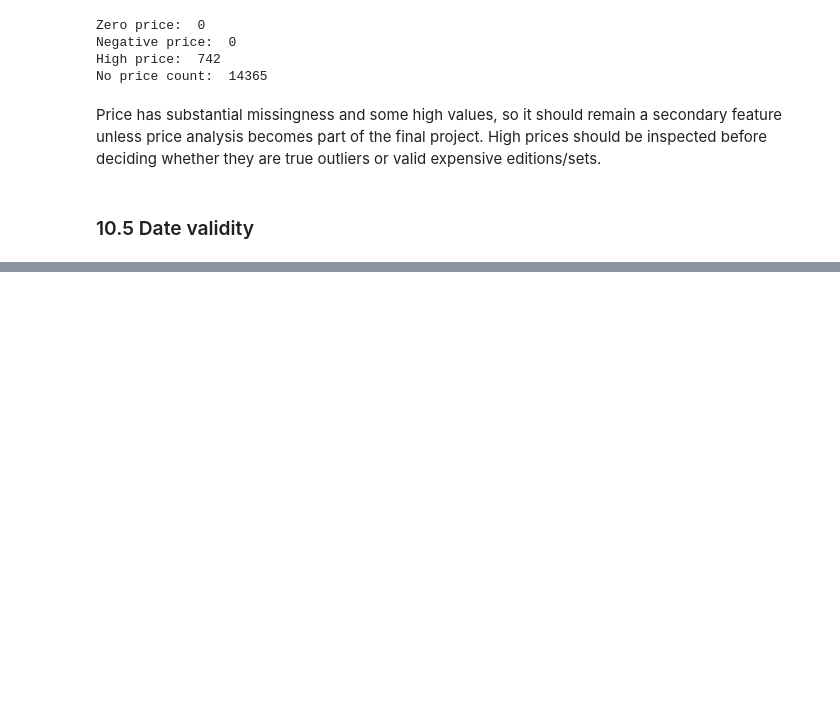
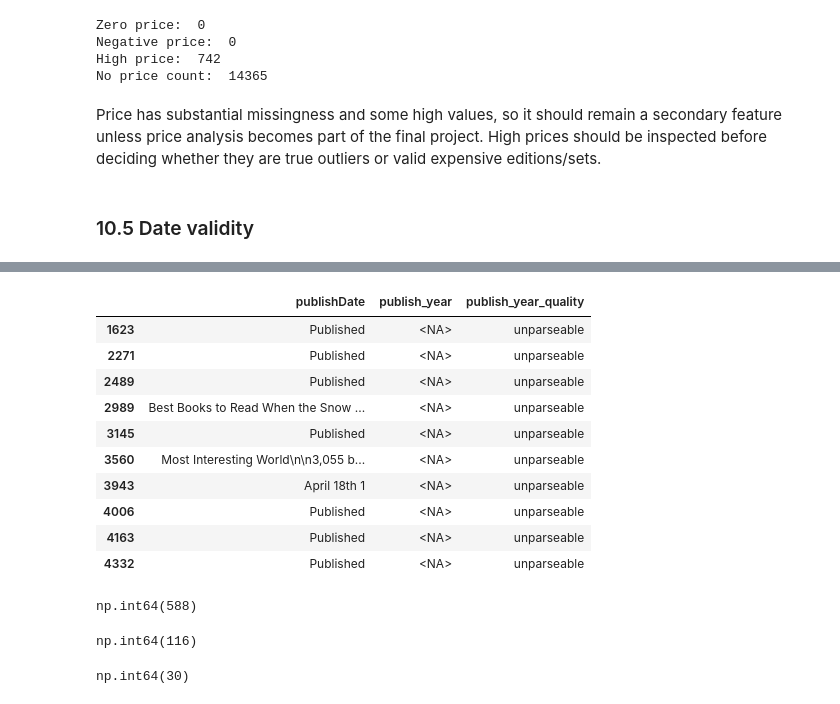
Before and after one commit to esabaliauskaite/book-dataset-analysis, a Jupyter notebook: notebooks/01_data_audit.ipynb, the cells around one changed output, grey strips where cells are left out. Cells and saved outputs as stored; diff of their text form; code cells hidden in the pictures; blank space fills up the shorter version.

Commit message:
Added date validity checks, year extraction and quality checks

```diff
--- a/notebooks/01_data_audit.ipynb
+++ b/notebooks/01_data_audit.ipynb
@@ -723,0 +958,32 @@ first_publish_date
+# %%
+df_raw.loc[
+    df_raw["publish_year_quality"].eq("unparseable"),
+    ["publishDate", "publish_year", "publish_year_quality"]
+].head(10)
+# %% [output]
+|  | publishDate | publish_year | publish_year_quality |
+| 1623 | Published | <NA> | unparseable |
+| 2271 | Published | <NA> | unparseable |
+| 2489 | Published | <NA> | unparseable |
+| 2989 | Best Books to Read When the Snow ... | <NA> | unparseable |
+| 3145 | Published | <NA> | unparseable |
+| 3560 | Most Interesting World\n\n3,055 b... | <NA> | unparseable |
+| 3943 | April 18th 1 | <NA> | unparseable |
+| 4006 | Published | <NA> | unparseable |
+| 4163 | Published | <NA> | unparseable |
+| 4332 | Published | <NA> | unparseable |
+# %%
+published_contains = df_raw["publishDate"].astype(str).str.contains("Published", na=False)
+published_contains.sum()
+# %% [output]
+np.int64(588)
+# %%
+list_contains = df_raw["publishDate"].astype(str).str.contains("Books", na=False)
+list_contains.sum()
+# %% [output]
+np.int64(116)
+# %%
+expected_publication_contains = df_raw["publishDate"].astype(str).str.contains("Expected publication:", na=False)
+expected_publication_contains.sum()
+# %% [output]
+np.int64(30)
```
Also changed, not shown: parts of 18 cells of this notebook.
